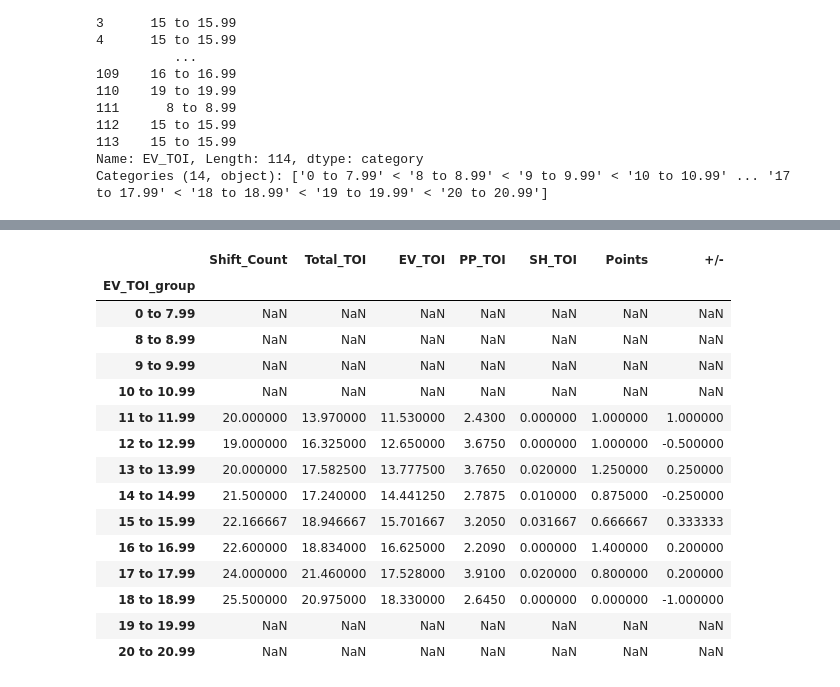
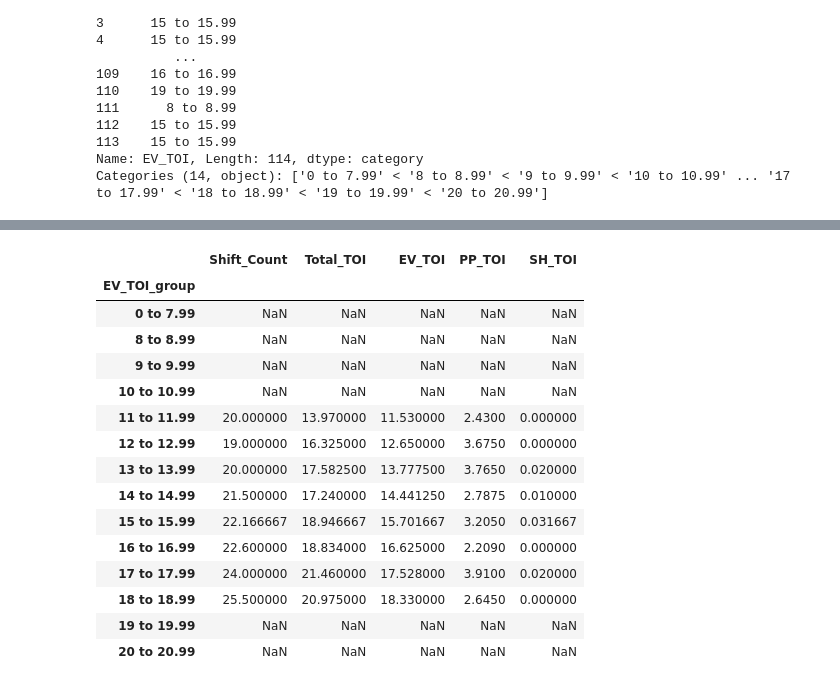
Before and after one commit to squintero94/Pens_Ice_Time_Project, a Jupyter notebook: Initial_Look_Pens.ipynb, the cells around one changed output, grey strips where cells are left out. Drawn from its saved outputs; the diff is of its cells as text; code cells hidden in the pictures.

```diff
--- a/Initial_Look_Pens.ipynb
+++ b/Initial_Look_Pens.ipynb
@@ -124,21 +153,21 @@ malkin_df.head()
 malkin_EV_TOI_group = malkin_df.groupby("EV_TOI_group", observed=False)
 # %%
 # Show stats Avgs for each EV_TOI_group
-malkin_EV_TOI_group[["Shift_Count", "Total_TOI", "EV_TOI", "PP_TOI", "SH_TOI", "Points", "+/-"]].mean()
+malkin_EV_TOI_group[["Shift_Count", "Total_TOI", "EV_TOI", "PP_TOI", "SH_TOI"]].mean()
 # %% [output]
-|  | Shift_Count | Total_TOI | EV_TOI | PP_TOI | SH_TOI | Points | +/- |
-| EV_TOI_group |  |  |  |  |  |  |  |
-| 0 to 7.99 | NaN | NaN | NaN | NaN | NaN | NaN | NaN |
-| 8 to 8.99 | NaN | NaN | NaN | NaN | NaN | NaN | NaN |
-| 9 to 9.99 | NaN | NaN | NaN | NaN | NaN | NaN | NaN |
-| 10 to 10.99 | NaN | NaN | NaN | NaN | NaN | NaN | NaN |
-| 11 to 11.99 | 20.000000 | 13.970000 | 11.530000 | 2.4300 | 0.000000 | 1.000000 | 1.000000 |
-| 12 to 12.99 | 19.000000 | 16.325000 | 12.650000 | 3.6750 | 0.000000 | 1.000000 | -0.500000 |
-| 13 to 13.99 | 20.000000 | 17.582500 | 13.777500 | 3.7650 | 0.020000 | 1.250000 | 0.250000 |
-| 14 to 14.99 | 21.500000 | 17.240000 | 14.441250 | 2.7875 | 0.010000 | 0.875000 | -0.250000 |
-| 15 to 15.99 | 22.166667 | 18.946667 | 15.701667 | 3.2050 | 0.031667 | 0.666667 | 0.333333 |
-| 16 to 16.99 | 22.600000 | 18.834000 | 16.625000 | 2.2090 | 0.000000 | 1.400000 | 0.200000 |
-| 17 to 17.99 | 24.000000 | 21.460000 | 17.528000 | 3.9100 | 0.020000 | 0.800000 | 0.200000 |
-| 18 to 18.99 | 25.500000 | 20.975000 | 18.330000 | 2.6450 | 0.000000 | 0.000000 | -1.000000 |
-| 19 to 19.99 | NaN | NaN | NaN | NaN | NaN | NaN | NaN |
-| 20 to 20.99 | NaN | NaN | NaN | NaN | NaN | NaN | NaN |
+|  | Shift_Count | Total_TOI | EV_TOI | PP_TOI | SH_TOI |
+| EV_TOI_group |  |  |  |  |  |
+| 0 to 7.99 | NaN | NaN | NaN | NaN | NaN |
+| 8 to 8.99 | NaN | NaN | NaN | NaN | NaN |
+| 9 to 9.99 | NaN | NaN | NaN | NaN | NaN |
+| 10 to 10.99 | NaN | NaN | NaN | NaN | NaN |
+| 11 to 11.99 | 20.000000 | 13.970000 | 11.530000 | 2.4300 | 0.000000 |
+| 12 to 12.99 | 19.000000 | 16.325000 | 12.650000 | 3.6750 | 0.000000 |
+| 13 to 13.99 | 20.000000 | 17.582500 | 13.777500 | 3.7650 | 0.020000 |
+| 14 to 14.99 | 21.500000 | 17.240000 | 14.441250 | 2.7875 | 0.010000 |
+| 15 to 15.99 | 22.166667 | 18.946667 | 15.701667 | 3.2050 | 0.031667 |
+| 16 to 16.99 | 22.600000 | 18.834000 | 16.625000 | 2.2090 | 0.000000 |
+| 17 to 17.99 | 24.000000 | 21.460000 | 17.528000 | 3.9100 | 0.020000 |
+| 18 to 18.99 | 25.500000 | 20.975000 | 18.330000 | 2.6450 | 0.000000 |
+| 19 to 19.99 | NaN | NaN | NaN | NaN | NaN |
+| 20 to 20.99 | NaN | NaN | NaN | NaN | NaN |
```
Also changed, not shown: parts of 12 cells of this notebook.
